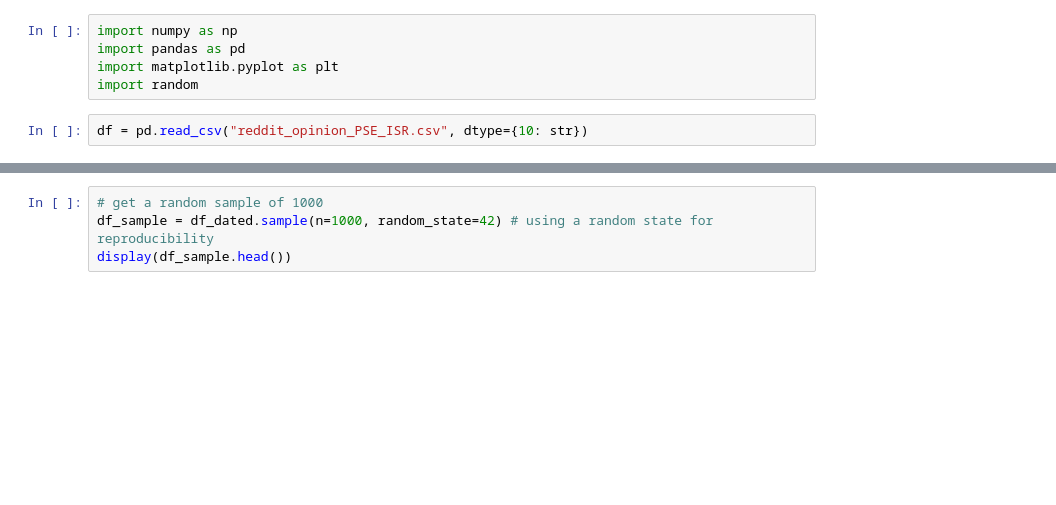
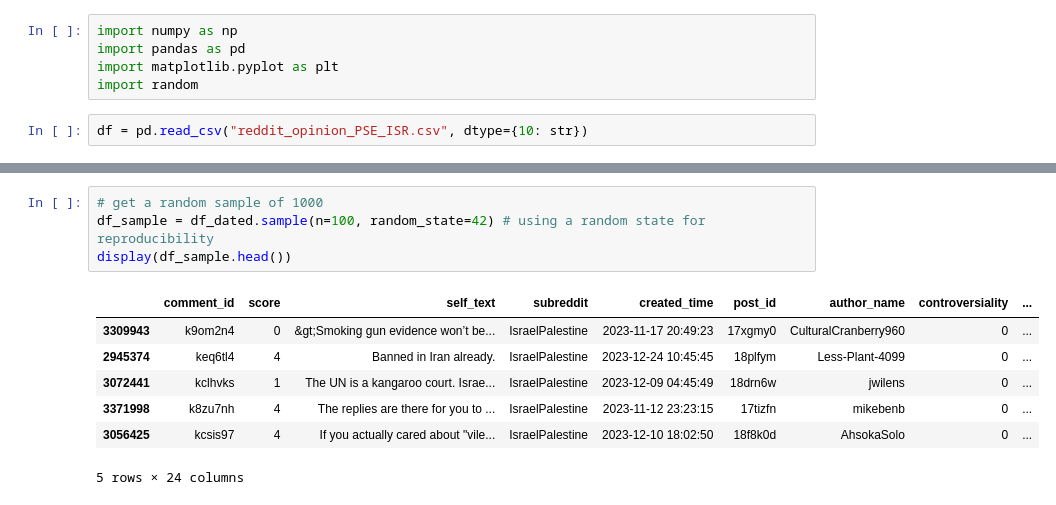
Before and after one commit to Pacozabala/CSCI199.X-TestSpace, a Jupyter notebook: data_test.ipynb, the cells around one changed output, grey strips where cells are left out. Drawn from its saved outputs; the diff is of its cells as text; blank space fills up the shorter version.

```diff
--- a/data_test.ipynb
+++ b/data_test.ipynb
@@ -46,7 +103,15 @@ display(df_dated[['post_self_text']].head())
 # %%
 # get a random sample of 1000
-df_sample = df_dated.sample(n=1000, random_state=42) # using a random state for reproducibility
+df_sample = df_dated.sample(n=100, random_state=42) # using a random state for reproducibility
 display(df_sample.head())
+# %% [output]
+|  | comment_id | score | self_text | subreddit | created_time | post_id | author_name | controversiality | ... |
+| 3309943 | k9om2n4 | 0 | &gt;Smoking gun evidence won’t be... | IsraelPalestine | 2023-11-17 20:49:23 | 17xgmy0 | CulturalCranberry960 | 0 | ... |
+| 2945374 | keq6tl4 | 4 | Banned in Iran already. | IsraelPalestine | 2023-12-24 10:45:45 | 18plfym | Less-Plant-4099 | 0 | ... |
+| 3072441 | kclhvks | 1 | The UN is a kangaroo court. Israe... | IsraelPalestine | 2023-12-09 04:45:49 | 18drn6w | jwilens | 0 | ... |
+| 3371998 | k8zu7nh | 4 | The replies are there for you to ... | IsraelPalestine | 2023-11-12 23:23:15 | 17tizfn | mikebenb | 0 | ... |
+| 3056425 | kcsis97 | 4 | If you actually cared about "vile... | IsraelPalestine | 2023-12-10 18:02:50 | 18f8k0d | AhsokaSolo | 0 | ... |
+5 rows × 24 columns
 # %%
 # cleaning text
 # remove html tags, user mentions, subreddit references
```
Also changed, not shown: parts of 24 cells of this notebook.
